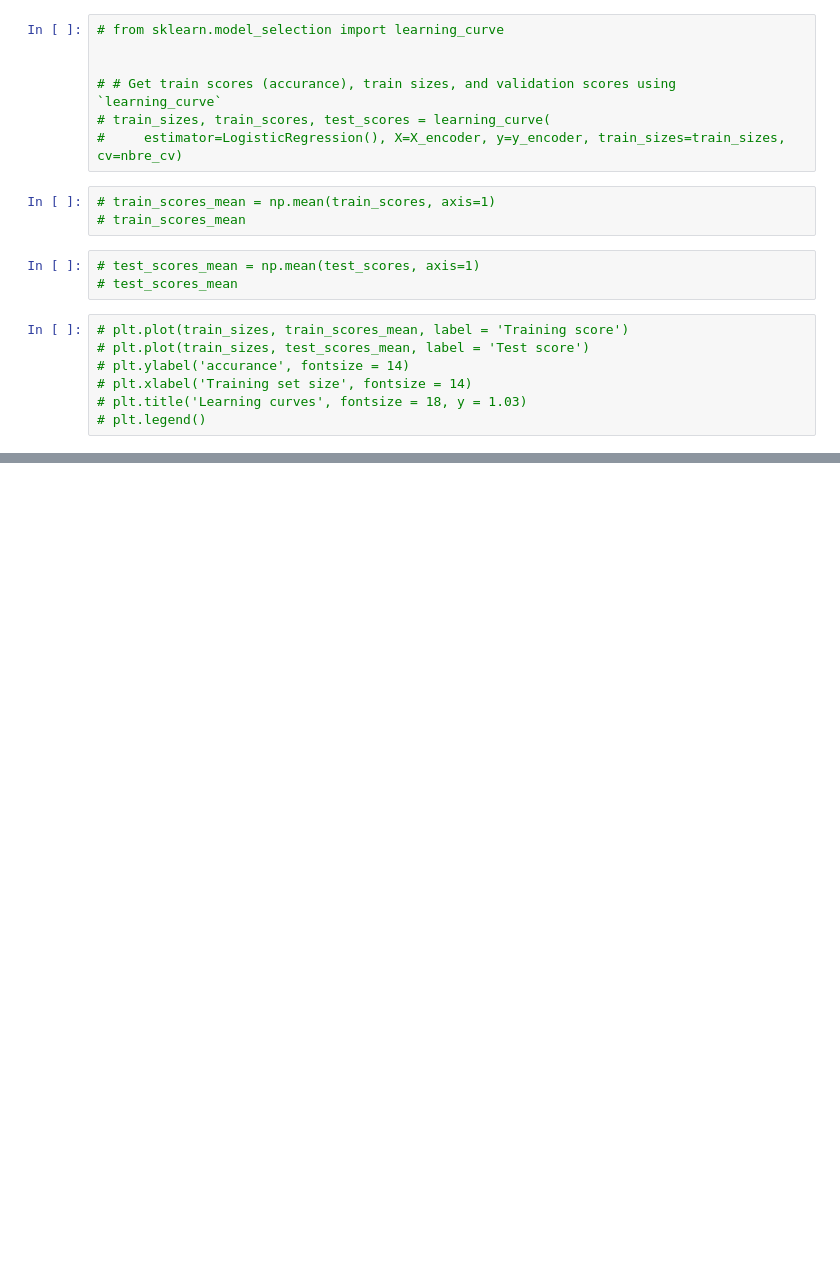
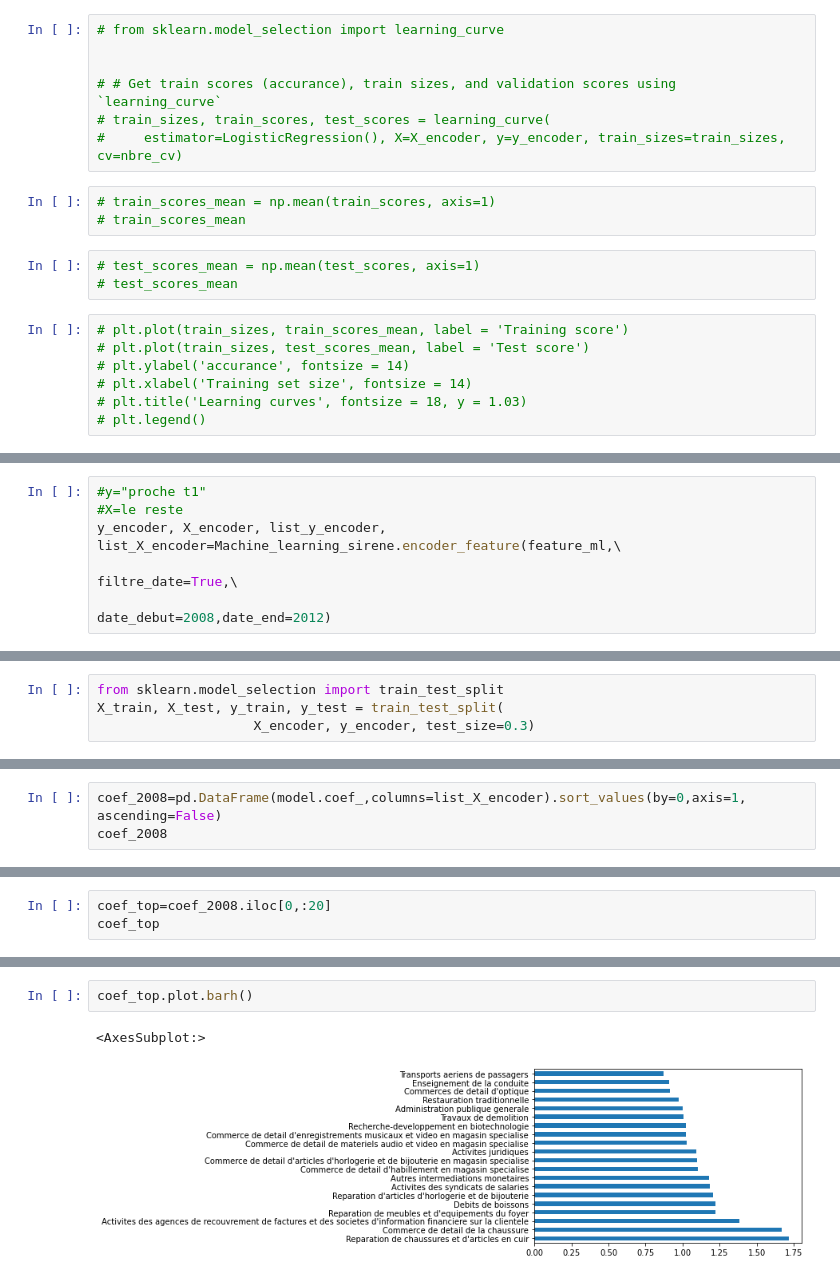
Before and after one commit to eangelid/trampact, a Jupyter notebook: notebooks/ac_dataset_sirene_nice_analyse_v4.ipynb, the cells around one changed output, grey strips where cells are left out. Saved outputs shown, nothing was run; the diff lists cells and outputs as text; blank space fills up the shorter version.

```diff
--- a/notebooks/ac_dataset_sirene_nice_analyse_v4.ipynb
+++ b/notebooks/ac_dataset_sirene_nice_analyse_v4.ipynb
@@ -263,0 +308,6 @@ most_important_features.head(10)
+# %%
+#y="proche t1"
+#X=le reste
+y_encoder, X_encoder, list_y_encoder, list_X_encoder=Machine_learning_sirene.encoder_feature(feature_ml,\
+                                                                                             filtre_date=True,\
+                                                                                             date_debut=2008,date_end=2012)
@@ -263,0 +392,4 @@ most_important_features.head(10)
+# %%
+from sklearn.model_selection import train_test_split
+X_train, X_test, y_train, y_test = train_test_split(
+                    X_encoder, y_encoder, test_size=0.3)
@@ -263,0 +439,3 @@ most_important_features.head(10)
+# %%
+coef_2008=pd.DataFrame(model.coef_,columns=list_X_encoder).sort_values(by=0,axis=1, ascending=False)
+coef_2008
@@ -263,0 +446,3 @@ most_important_features.head(10)
+# %%
+coef_top=coef_2008.iloc[0,:20]
+coef_top
@@ -263,0 +467,5 @@ most_important_features.head(10)
+# %%
+coef_top.plot.barh()
+# %% [output]
+<AxesSubplot:>
+[figure, added]
```
Also changed, not shown: parts of 62 cells of this notebook, 3 other files.
